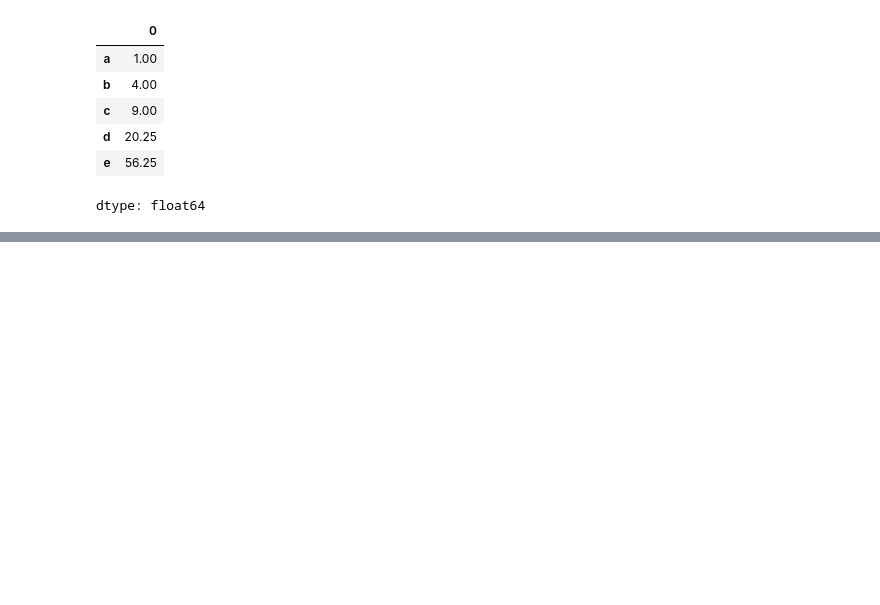
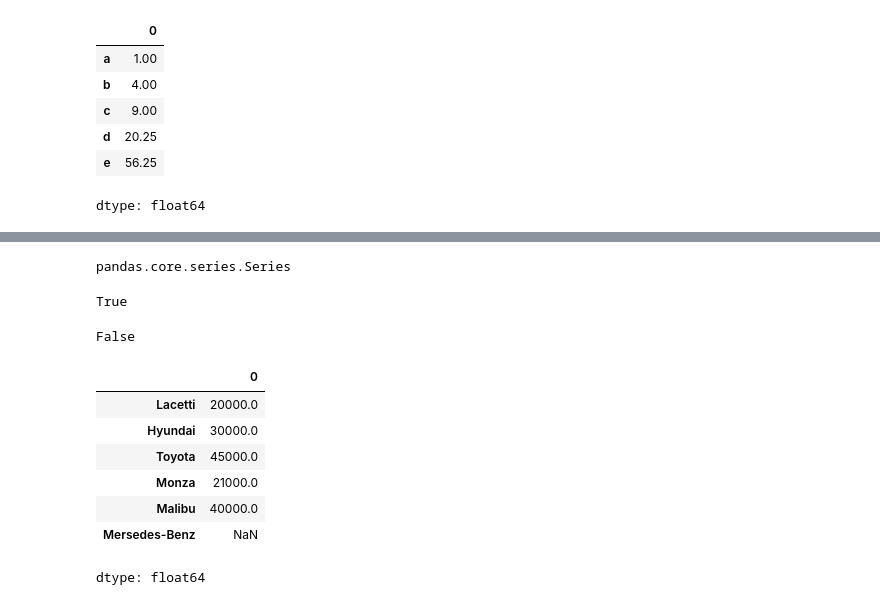
Before and after one commit to makhmudovamunira/DataScience_Mohirdev, a Jupyter notebook: Series.ipynb, the cells around one changed output, grey strips where cells are left out. Drawn from its saved outputs; the diff is of its cells as text; code cells hidden in the pictures; blank space fills up the shorter version.

```diff
--- a/Series.ipynb
+++ b/Series.ipynb
@@ -94,0 +97,3 @@ dtype: float64
+# %%
+cars_dict={'Malibu':40000,'Lacetti':20000,'Monza':21000,'Hyundai':30000,'Toyota':45000}
+cars_dict
@@ -94,0 +117,27 @@ dtype: float64
+# %%
+type(cars)
+# %% [output]
+pandas.core.series.Series
+# %%
+'Malibu' in cars
+# %% [output]
+True
+# %%
+'BMW' in cars
+# %% [output]
+False
+# %%
+models=['Lacetti','Hyundai','Toyota','Monza','Malibu','Mersedes-Benz']
+# %%
+cars1=Series(cars_dict,index=models)
+# %%
+cars1
+# %% [output]
+|  | 0 |
+| Lacetti | 20000.0 |
+| Hyundai | 30000.0 |
+| Toyota | 45000.0 |
+| Monza | 21000.0 |
+| Malibu | 40000.0 |
+| Mersedes-Benz | NaN |
+dtype: float64
```
Also changed, not shown: parts of 3 cells of this notebook.
